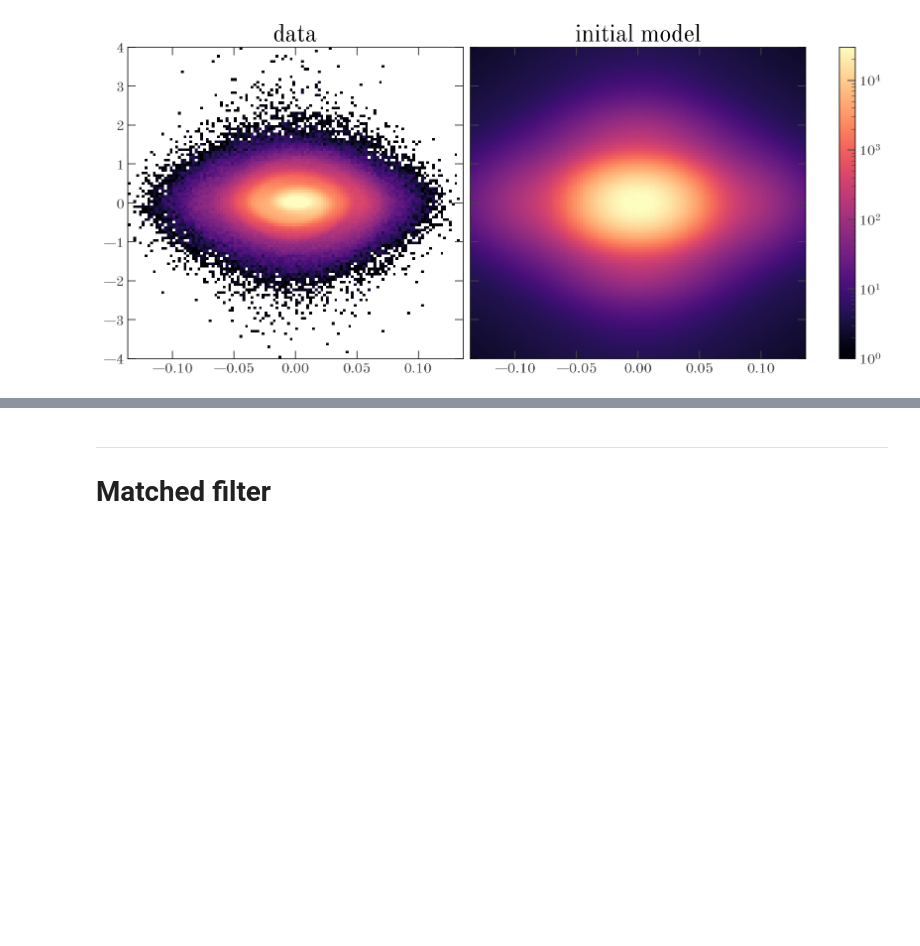
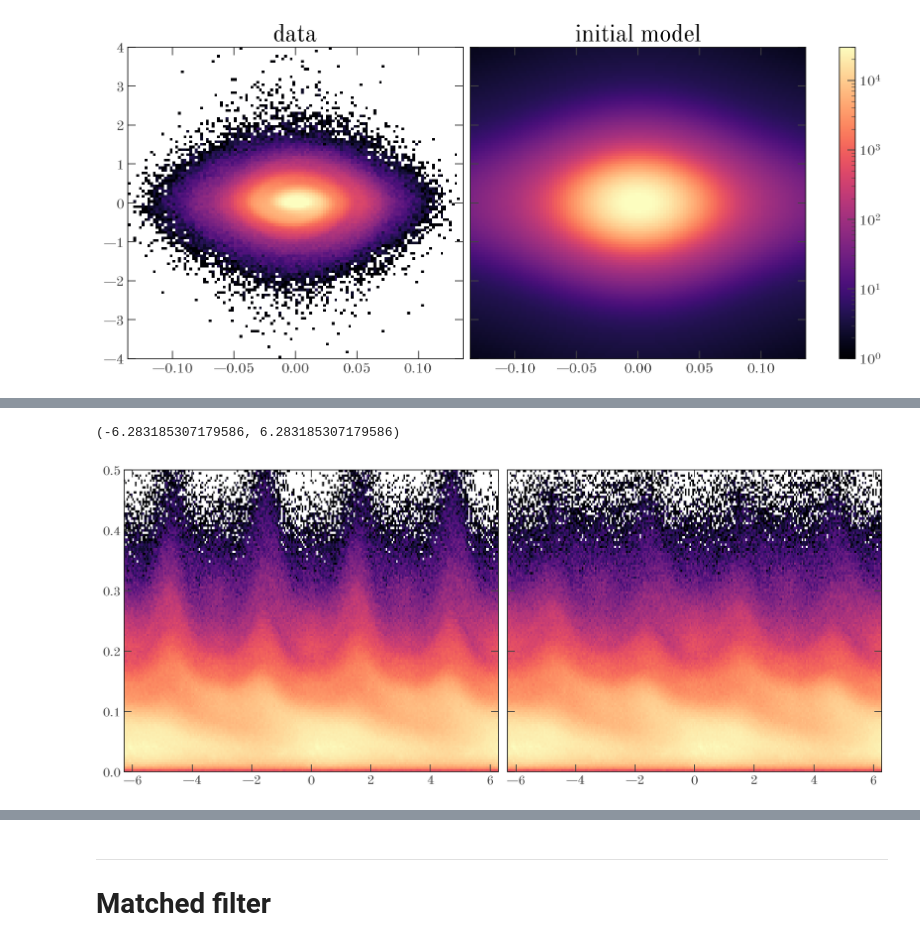
Before and after one commit to adrn/SnailTime, a Jupyter notebook: notebooks/Matched-filter.ipynb, the cells around one changed output, grey strips where cells are left out. Cells and saved outputs as stored; diff of their text form; code cells hidden in the pictures; blank space fills up the shorter version.

```diff
--- a/notebooks/Matched-filter.ipynb
+++ b/notebooks/Matched-filter.ipynb
@@ -604,0 +204,27 @@ res.params
+# %%
+fig, axes = plt.subplots(
+    1, 2, figsize=(12, 5), sharex=True, sharey=True,
+    constrained_layout=True
+)
+
+for n in [-1, 0, 1]:
+    axes[0].hist2d(
+        init_th + n * 2*np.pi,
+        init_rz,
+        bins=(np.linspace(-np.pi, np.pi, 128) + n * 2*np.pi,
+              np.linspace(0, 0.5, 128)),
+        norm=mpl.colors.LogNorm()
+    )
+
+    axes[1].hist2d(
+        init_th + n * 2*np.pi,
+        rz,
+        bins=(np.linspace(-np.pi, np.pi, 128) + n * 2*np.pi,
+              np.linspace(0, 0.5, 128)),
+        norm=mpl.colors.LogNorm()
+    )
+
+axes[0].set_xlim(-2*np.pi, 2*np.pi)
+# %% [output]
+(-6.283185307179586, 6.283185307179586)
+[figure, added]
```
Also changed, not shown: parts of 65 cells of this notebook.
